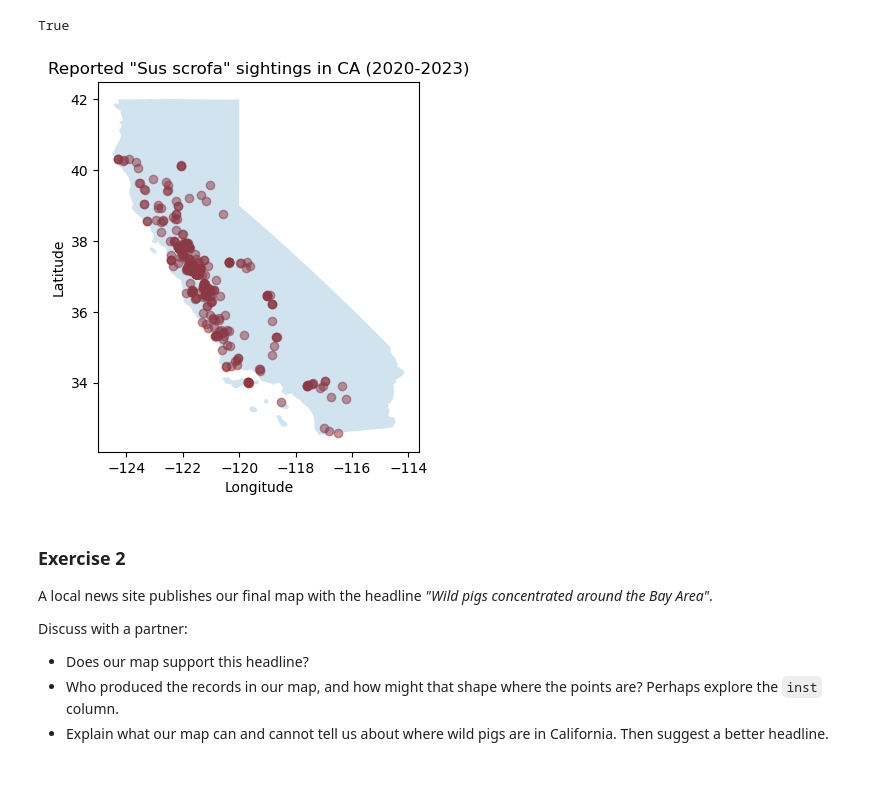
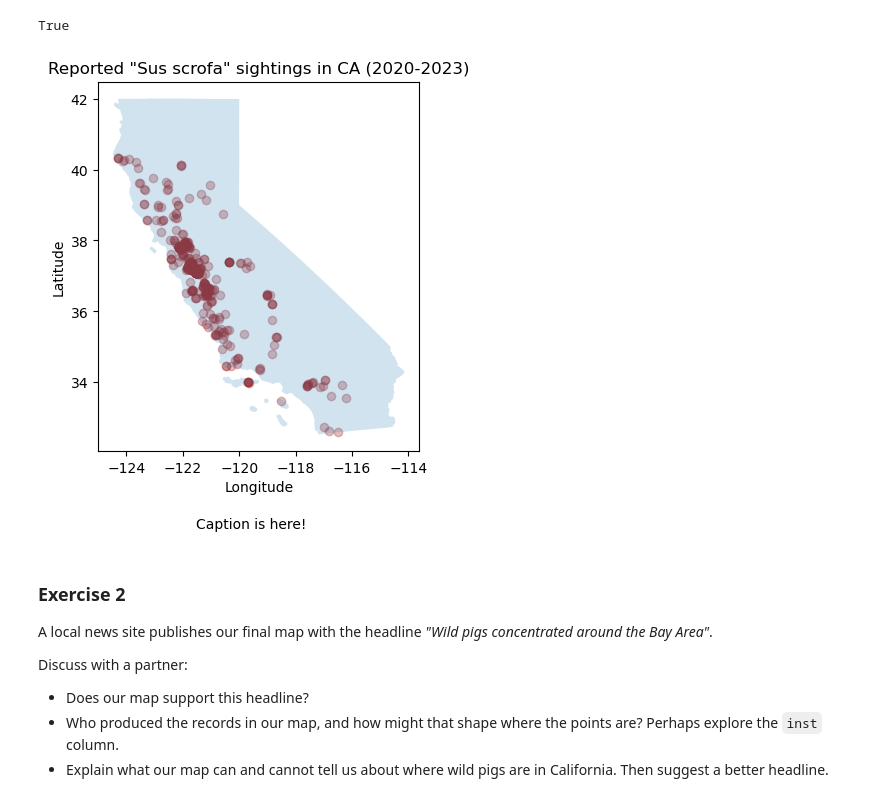
Before and after one commit to cllorey/eds220-in-class, a Jupyter notebook: week-5-geopandas-intro-STUDENTS.ipynb, the cells around one changed output. Saved outputs shown, nothing was run; the diff lists cells and outputs as text; code cells hidden in the pictures.

```diff
--- a/week-5-geopandas-intro-STUDENTS.ipynb
+++ b/week-5-geopandas-intro-STUDENTS.ipynb
@@ -355,25 +355,28 @@ True
 # %%
 # Initialize empty figure and axes
 fig, ax = plt.subplots()
 
 # Add pigs point plot to our figure's axes
 pigs_recent.plot(ax=ax, # add plot to specific axes
-                 alpha=0.5, # control transparency
+                 alpha=0.3, # control transparency
                  color='brown') # update point color
 
 # Add CA boundary
 ca_boundary.plot(ax=ax,
                  alpha=0.2)
 
 # Update axes
 ax.set_title('Reported "Sus scrofa" sightings in CA (2020-2023)')
 ax.set_xlabel('Longitude')
 ax.set_ylabel('Latitude')
 
+# Adding caption
+plt.figtext(0.5, -0.05, 'Caption is here!', horizontalalignment = 'center', wrap = True)
+
 # Display figure
 plt.show()
 # %% [output]
-[figure, old version]
+[figure, new version]
 # %% [markdown]
 ### Exercise 2
 
```
Also changed, not shown: 1 other file.
